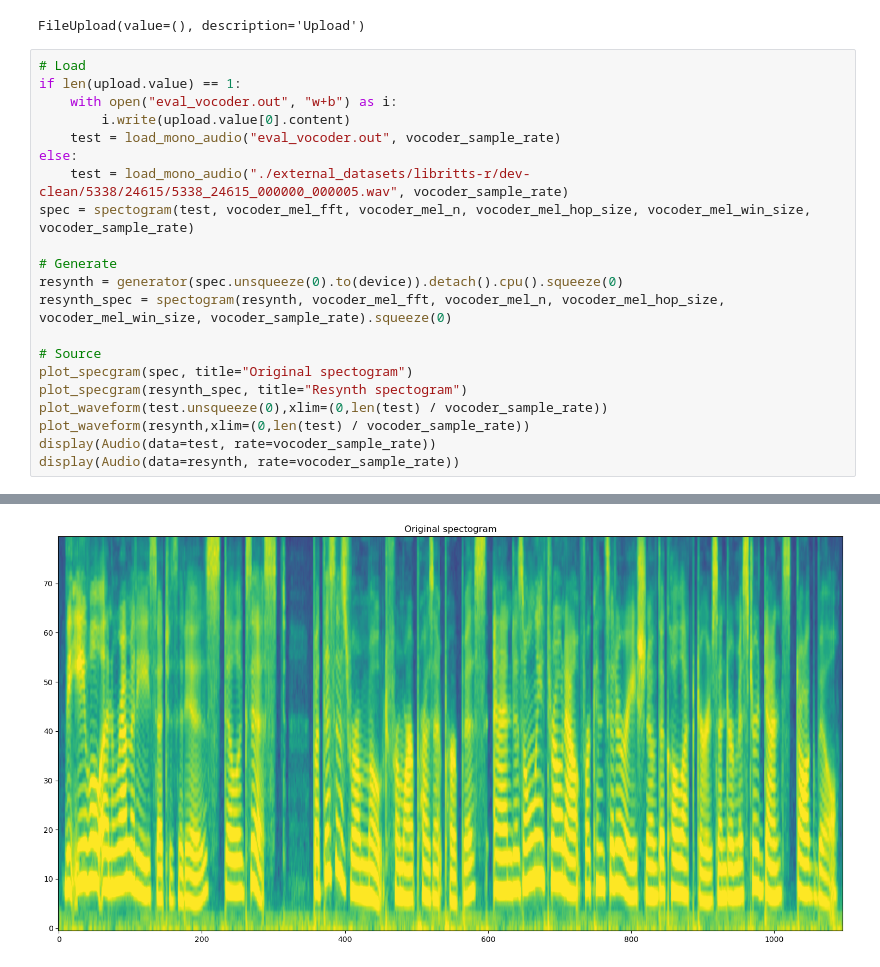
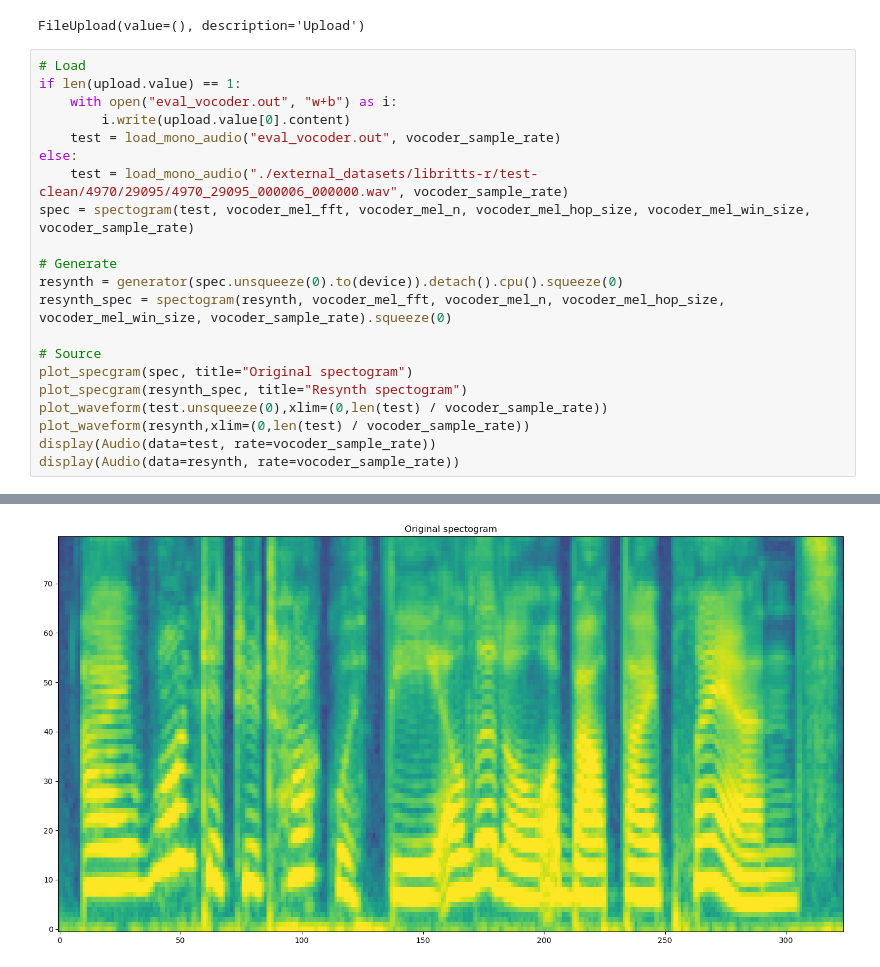
Before and after one commit to ex3ndr/supervoice-vocoder-hifigan, a Jupyter notebook: evaluate.ipynb, the cells around one changed output, grey strips where cells are left out. Drawn from its saved outputs; the diff is of its cells as text.

```diff
--- a/evaluate.ipynb
+++ b/evaluate.ipynb
@@ -89,25 +89,25 @@ FileUpload(value=(), description='Upload')
 # %%
 # Load
 if len(upload.value) == 1:
     with open("eval_vocoder.out", "w+b") as i:
         i.write(upload.value[0].content)
     test = load_mono_audio("eval_vocoder.out", vocoder_sample_rate)
 else:
-    test = load_mono_audio("./external_datasets/libritts-r/dev-clean/5338/24615/5338_24615_000000_000005.wav", vocoder_sample_rate)
+    test = load_mono_audio("./external_datasets/libritts-r/test-clean/4970/29095/4970_29095_000006_000000.wav", vocoder_sample_rate)
 spec = spectogram(test, vocoder_mel_fft, vocoder_mel_n, vocoder_mel_hop_size, vocoder_mel_win_size, vocoder_sample_rate)
 
 # Generate
 resynth = generator(spec.unsqueeze(0).to(device)).detach().cpu().squeeze(0)
 resynth_spec = spectogram(resynth, vocoder_mel_fft, vocoder_mel_n, vocoder_mel_hop_size, vocoder_mel_win_size, vocoder_sample_rate).squeeze(0)
 
 # Source
 plot_specgram(spec, title="Original spectogram")
 plot_specgram(resynth_spec, title="Resynth spectogram")
 plot_waveform(test.unsqueeze(0),xlim=(0,len(test) / vocoder_sample_rate))
 plot_waveform(resynth,xlim=(0,len(test) / vocoder_sample_rate))
 display(Audio(data=test, rate=vocoder_sample_rate))
 display(Audio(data=resynth, rate=vocoder_sample_rate))
 # %% [output]
 [interactive output not drawn]
 [interactive output not drawn]
-[figure, old version]
+[figure, new version]
```
Also changed, not shown: parts of 1 cell of this notebook, 1 other file.
